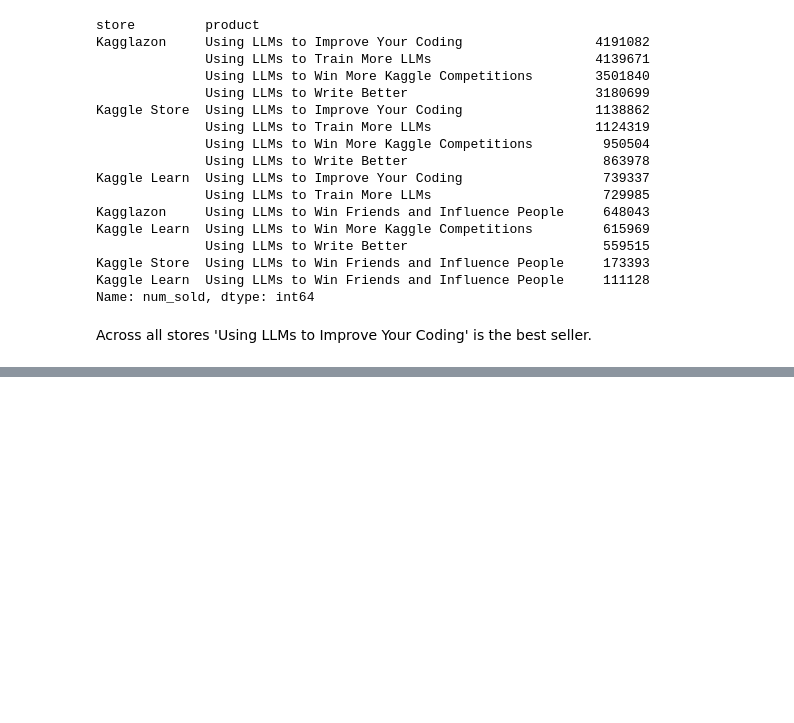
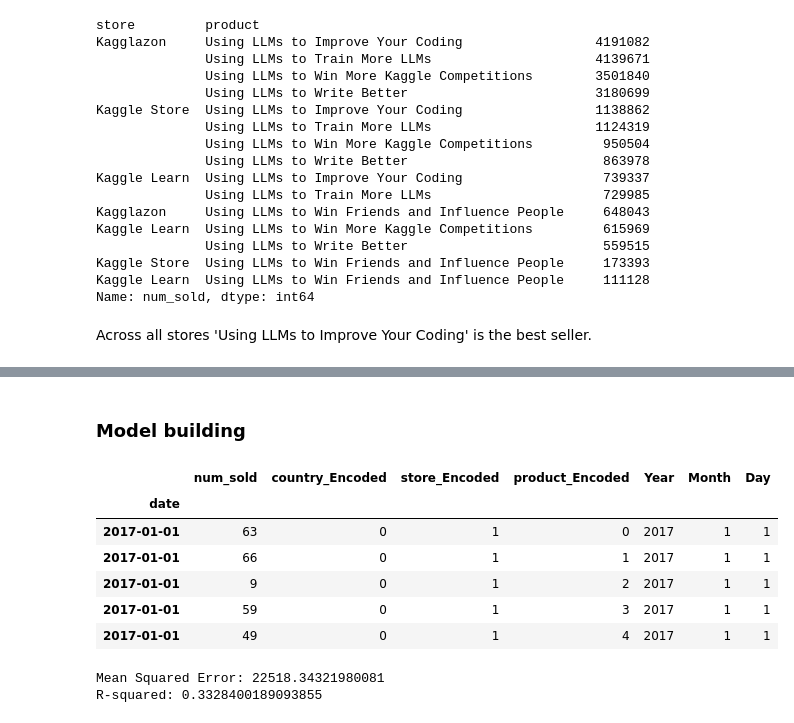
Before and after one commit to udaykirankavaturu/kaggle, a Jupyter notebook: playground-series-season-3-episode-19.ipynb, the cells around one changed output, grey strips where cells are left out. Drawn from its saved outputs; the diff is of its cells as text; code cells hidden in the pictures; blank space fills up the shorter version.

```diff
--- a/playground-series-season-3-episode-19.ipynb
+++ b/playground-series-season-3-episode-19.ipynb
@@ -682,0 +712,2 @@ Across all stores 'Using LLMs to Improve Your Coding' is the best seller.
+# %% [markdown]
+### Model building
@@ -682,0 +716,23 @@ Across all stores 'Using LLMs to Improve Your Coding' is the best seller.
+# %%
+label_encoder = LabelEncoder()
+labels = ['country', 'store', 'product']
+
+train_data['country_Encoded'] = label_encoder.fit_transform(train_data['country'])
+train_data['store_Encoded'] = label_encoder.fit_transform(train_data['store'])
+train_data['product_Encoded'] = label_encoder.fit_transform(train_data['product'])
+
+train_data.drop(['id','country', 'store', 'product'], axis=1, inplace=True)
+# %%
+train_data['Year'] = train_data.index.year
+train_data['Month'] = train_data.index.month
+train_data['Day'] = train_data.index.day
+# %%
+train_data.head()
+# %% [output]
+|  | num_sold | country_Encoded | store_Encoded | product_Encoded | Year | Month | Day |
+| date |  |  |  |  |  |  |  |
+| 2017-01-01 | 63 | 0 | 1 | 0 | 2017 | 1 | 1 |
+| 2017-01-01 | 66 | 0 | 1 | 1 | 2017 | 1 | 1 |
+| 2017-01-01 | 9 | 0 | 1 | 2 | 2017 | 1 | 1 |
+| 2017-01-01 | 59 | 0 | 1 | 3 | 2017 | 1 | 1 |
+| 2017-01-01 | 49 | 0 | 1 | 4 | 2017 | 1 | 1 |
@@ -682,0 +747,25 @@ Across all stores 'Using LLMs to Improve Your Coding' is the best seller.
+# %%
+# Perform train-test split
+X_train, X_test, y_train, y_test = train_test_split(X, y, test_size=0.2, random_state=42)
+
+# Scale the features using StandardScaler
+scaler = StandardScaler()
+X_train_scaled = scaler.fit_transform(X_train)
+X_test_scaled = scaler.transform(X_test)
+
+# Initialize and fit the linear regression model
+regression_model = LinearRegression()
+regression_model.fit(X_train_scaled, y_train)
+
+# Make predictions on the test set
+y_pred = regression_model.predict(X_test_scaled)
+
+# Evaluate the model
+mse = mean_squared_error(y_test, y_pred)
+r2 = r2_score(y_test, y_pred)
+
+print("Mean Squared Error:", mse)
+print("R-squared:", r2)
+# %% [output]
+Mean Squared Error: 22518.34321980081
+R-squared: 0.3328400189093855
```
Also changed, not shown: parts of 13 cells of this notebook.
